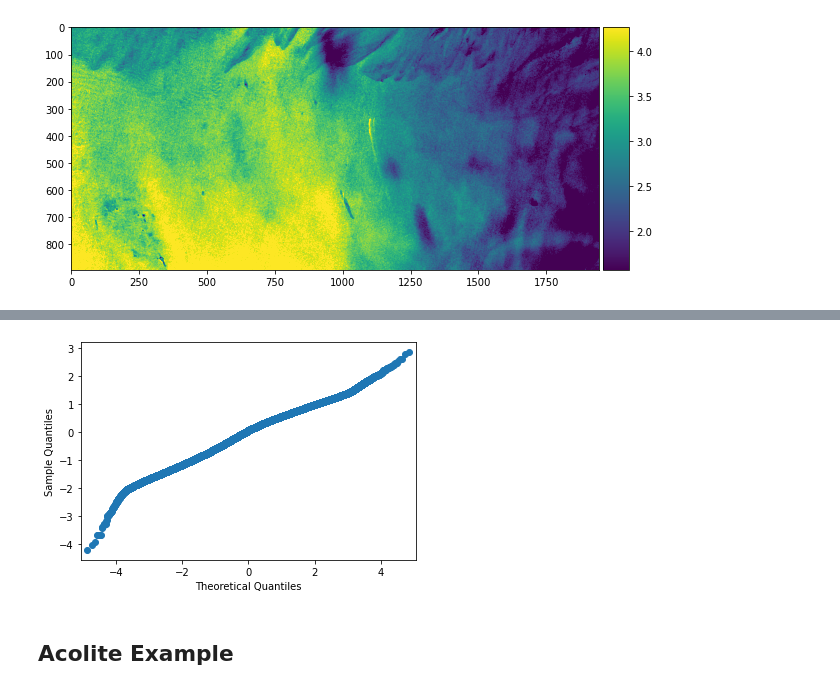
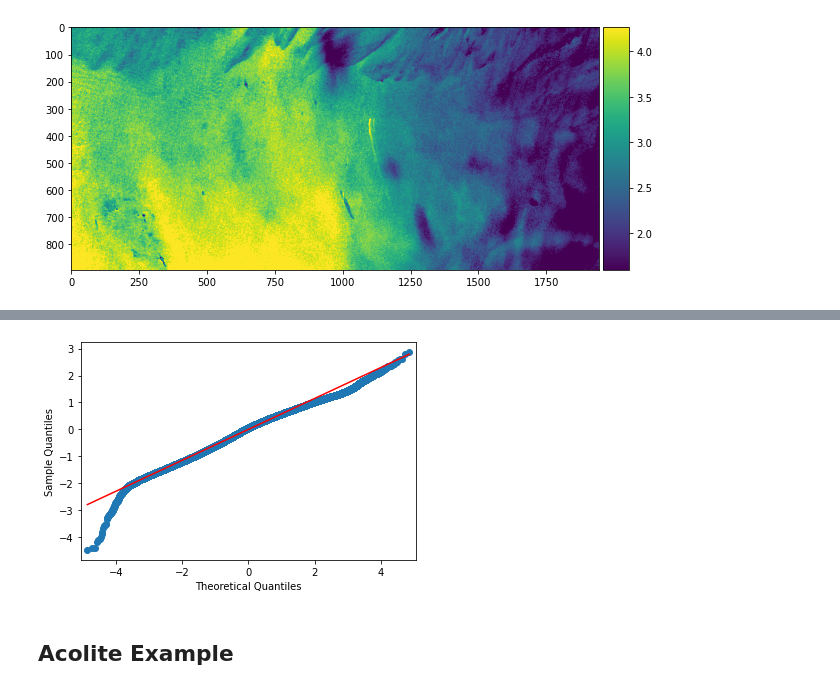
Before and after one commit to WalternativE/evaluation-preprocessing-methods-sentinel2-ml-based-bathymetry-estimation, a Jupyter notebook: notebooks/04__stumpf_bahamas_baseline.ipynb, the cells around one changed output, grey strips where cells are left out. Saved outputs shown, nothing was run; the diff lists cells and outputs as text; code cells hidden in the pictures.

```diff
--- a/notebooks/04__stumpf_bahamas_baseline.ipynb
+++ b/notebooks/04__stumpf_bahamas_baseline.ipynb
@@ -254,8 +159,8 @@ array([[1.        , 0.84356699],
 # %%
-sm.qqplot(l2a_sdb_residuals)
+sm.qqplot(l2a_sdb_residuals, line='s')
 plt.show()
 # %% [output]
-[figure, old version]
+[figure, new version]
 # %% [markdown]
 ## Acolite Example
 # %%
```
Also changed, not shown: parts of 15 cells of this notebook, 14 other files.
